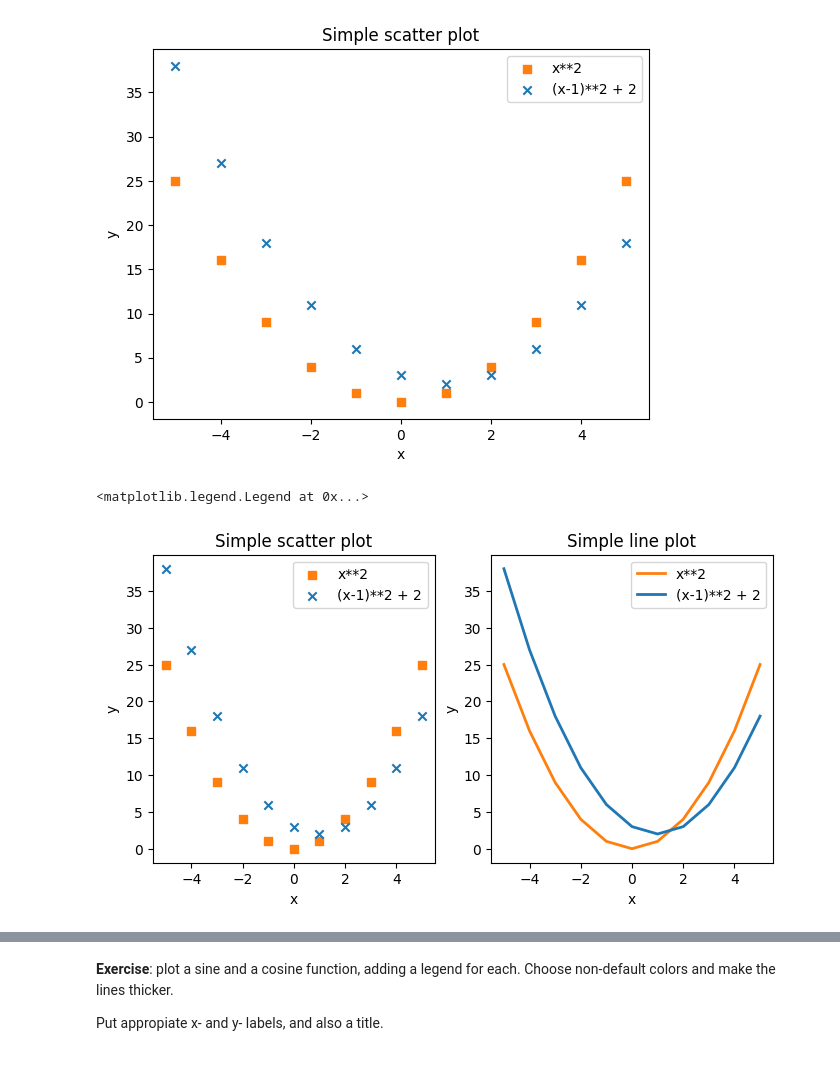
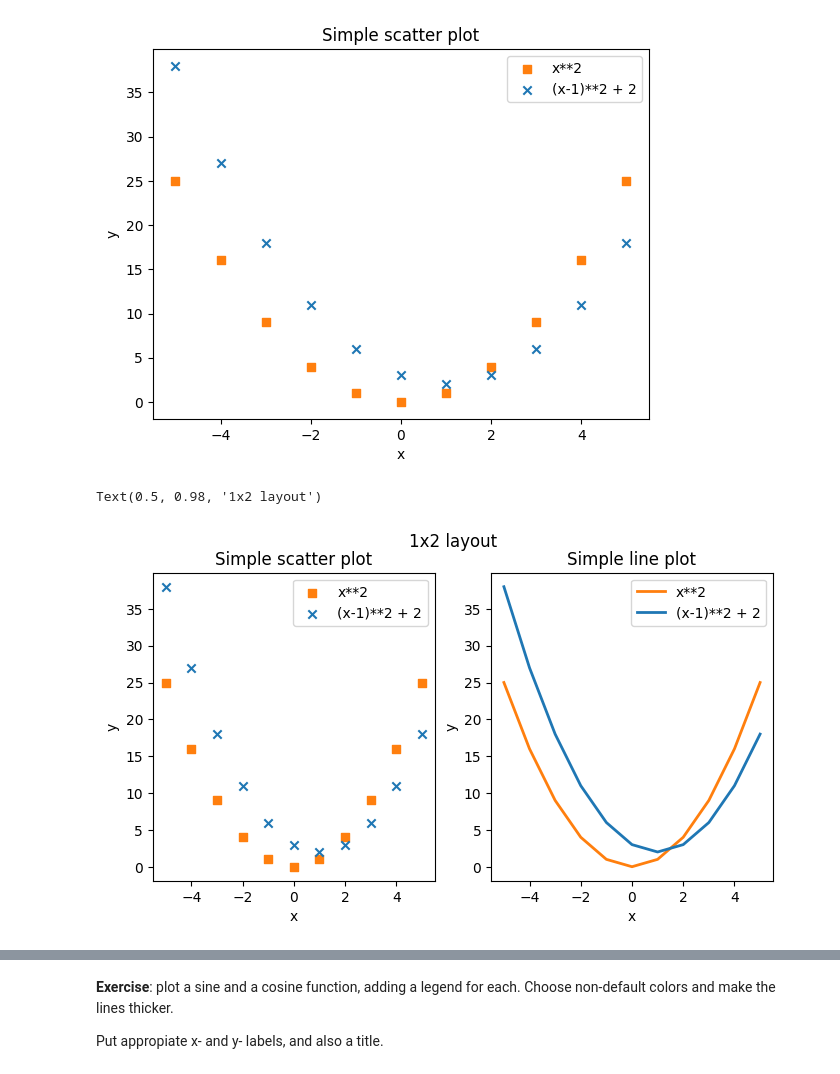
Before and after one commit to jherasdo/pythonic-chemistry, a Jupyter notebook: pythonic-chemistry/04-data-visualization/data-visualization.ipynb, the cells around one changed output, grey strips where cells are left out. Saved outputs shown, nothing was run; the diff lists cells and outputs as text; code cells hidden in the pictures.

```diff
--- a/pythonic-chemistry/04-data-visualization/data-visualization.ipynb
+++ b/pythonic-chemistry/04-data-visualization/data-visualization.ipynb
@@ -117,29 +117,32 @@ ax.legend()
 # %%
 # It is also possible to create layouts where multiple plots are brought together
 # Layouts are generated as arrays of size Nrows,Ncols
 # An each individual axis is accessed by ax[i,j]
 
 fig,ax = plt.subplots(1,2,figsize=(8,4))
 
 ax[0].scatter(x,y1,color="tab:orange",label="x**2",marker="s")
 ax[0].scatter(x,y2,color="tab:blue",label="(x-1)**2 + 2",marker="x")
 
 ax[1].plot(x,y1,color="tab:orange",label="x**2",linewidth=2)
 ax[1].plot(x,y2,color="tab:blue",label="(x-1)**2 + 2",linewidth=2)
 
 ax[0].set_xlabel("x")
 ax[0].set_ylabel("y")
 ax[0].set_title("Simple scatter plot")
 
 ax[1].set_xlabel("x")
 ax[1].set_ylabel("y")
 ax[1].set_title("Simple line plot")
 
 ax[0].legend()
 ax[1].legend()
+
+# Also, we can put a general title
+fig.suptitle("1x2 layout")
 # %% [output]
-<matplotlib.legend.Legend at 0x...>
+Text(0.5, 0.98, '1x2 layout')
-[figure, old version]
+[figure, new version]
 # %%
 # Figures can be saved in multiple formats, but recommendations would be PNG (good quality, compatible
 # with almost everything, not too large, preferred by many journals) and SVG (vectorial, unlimited
```
Also changed, not shown: parts of 10 cells of this notebook, 5 other files.
